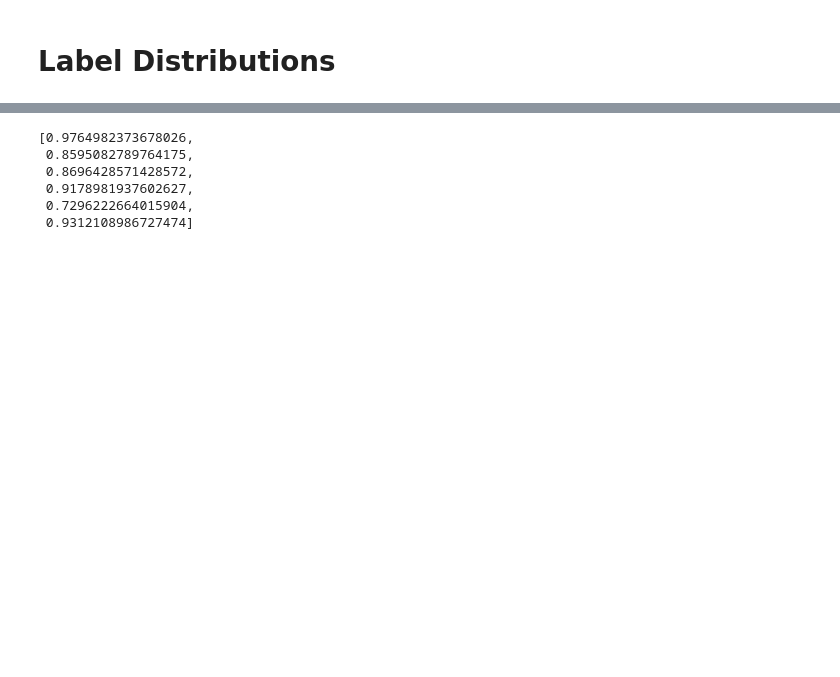
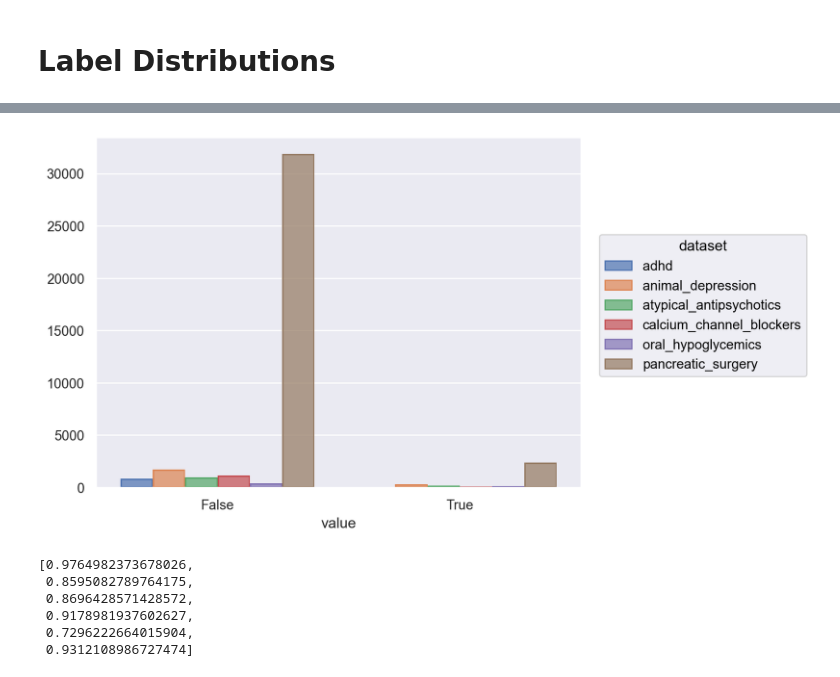
Before and after one commit to MarcoAigner/automated_title_abstract_screening, a Jupyter notebook: chapters/notebooks/3_2_preparation/3_2_2_analysis/3_2_2_analysis.ipynb, the cells around one changed output, grey strips where cells are left out. Saved outputs shown, nothing was run; the diff lists cells and outputs as text; code cells hidden in the pictures; blank space fills up the shorter version.

```diff
--- a/chapters/notebooks/3_2_preparation/3_2_2_analysis/3_2_2_analysis.ipynb
+++ b/chapters/notebooks/3_2_preparation/3_2_2_analysis/3_2_2_analysis.ipynb
@@ -123,0 +133,12 @@ sample = datasets['adhd'].value_counts(subset='include', normalize=True)
+# %%
+test = pd.DataFrame({
+    'include': df.include,
+    'dataset': subject
+}for subject, df in datasets.items())
+
+test = test.explode('include').reset_index(drop=True)
+# %%
+test = test.melt(id_vars=['dataset'], value_vars=['include'])
+# %%
+sns.set_theme()
+sns.countplot(data=test, x='value', hue='dataset', stat='percent')
@@ -124,3 +148,10 @@ sample = datasets['adhd'].value_counts(subset='include', normalize=True)
+# %%
+(
+    so.Plot(data=test, x='value', color='dataset')
+    .add(so.Bar(), so.Count(), so.Dodge())
+)
+# %% [output]
+[figure, added]
 # %%
 excludes = [datasets[key].value_counts(subset='include', normalize=True)[False] for key in datasets.keys()]
 includes = [datasets[key].value_counts(subset='include', normalize=True)[True] for key in datasets.keys()]
```
Also changed, not shown: parts of 12 cells of this notebook.
